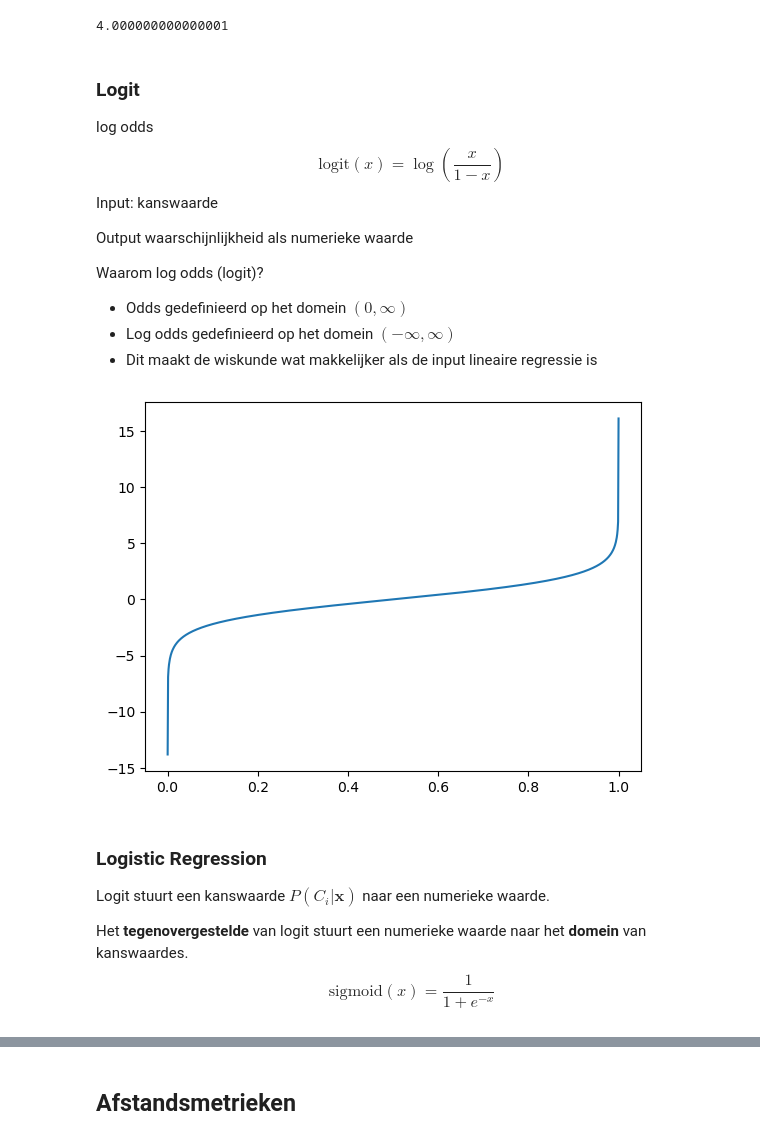
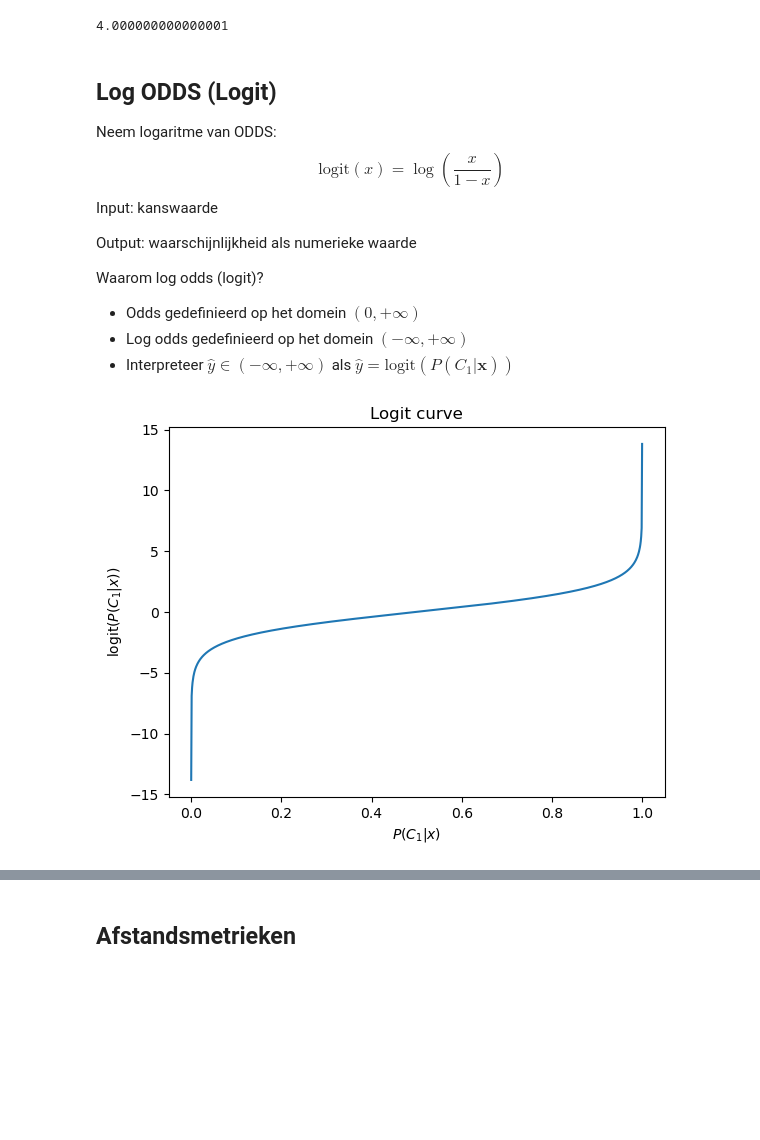
Before and after one commit to Janko-dev/ZM004-2324-data-science, a Jupyter notebook: ds_dc4.ipynb, the cells around one changed output, grey strips where cells are left out. Drawn from its saved outputs; the diff is of its cells as text; code cells hidden in the pictures; blank space fills up the shorter version.

```diff
--- a/ds_dc4.ipynb
+++ b/ds_dc4.ipynb
@@ -32,37 +40,31 @@ odds # 4x meer waarschijnlijk op succes
 # %% [output]
 4.000000000000001
 # %% [markdown]
-### Logit
+## Log ODDS (Logit)
 
-log odds
+Neem logaritme van ODDS:
 $$
     \text{logit}(x) = \log \left(\dfrac{x}{1-x}\right)
 $$
 Input: kanswaarde
 
-Output waarschijnlijkheid als numerieke waarde
+Output: waarschijnlijkheid als numerieke waarde
 
 Waarom log odds (logit)?
-- Odds gedefinieerd op het domein $(0, \infty)$
-- Log odds gedefinieerd op het domein $(-\infty, \infty)$
-- Dit maakt de wiskunde wat makkelijker als de input lineaire regressie is
+- Odds gedefinieerd op het domein $(0, +\infty)$
+- Log odds gedefinieerd op het domein $(-\infty, +\infty)$
+- Interpreteer $\hat{y} \in (-\infty, +\infty)$ als $\hat{y} = \text{logit}(P(C_1 | \mathbf{x}))$
 # %%
 def logit(x: np.ndarray):
     return np.log(x/(1-x))
 
-X_range = np.linspace(1e-6, 0.9999999, 1000)
+X_range = np.linspace(1e-6, 1-1e-6, 1000)
 logits = logit(X_range)
 
 sns.lineplot(x=X_range, y=logits)
+plt.title("Logit curve")
+plt.xlabel(r"$P(C_1 | x)$")
+plt.ylabel(r"$\text{logit}(P(C_1 | x))$")
 plt.show()
 # %% [output]
-[figure, old version]
+[figure, new version]
-# %% [markdown]
-### Logistic Regression
-
-Logit stuurt een kanswaarde $P(C_i|\mathbf{x})$ naar een numerieke waarde.
-
-Het **tegenovergestelde** van logit stuurt een numerieke waarde naar het **domein** van kanswaardes.
-$$
-    \text{sigmoid}(x) = \dfrac{1}{1+e^{-x}}
-$$
```
Also changed, not shown: parts of 31 cells of this notebook.
